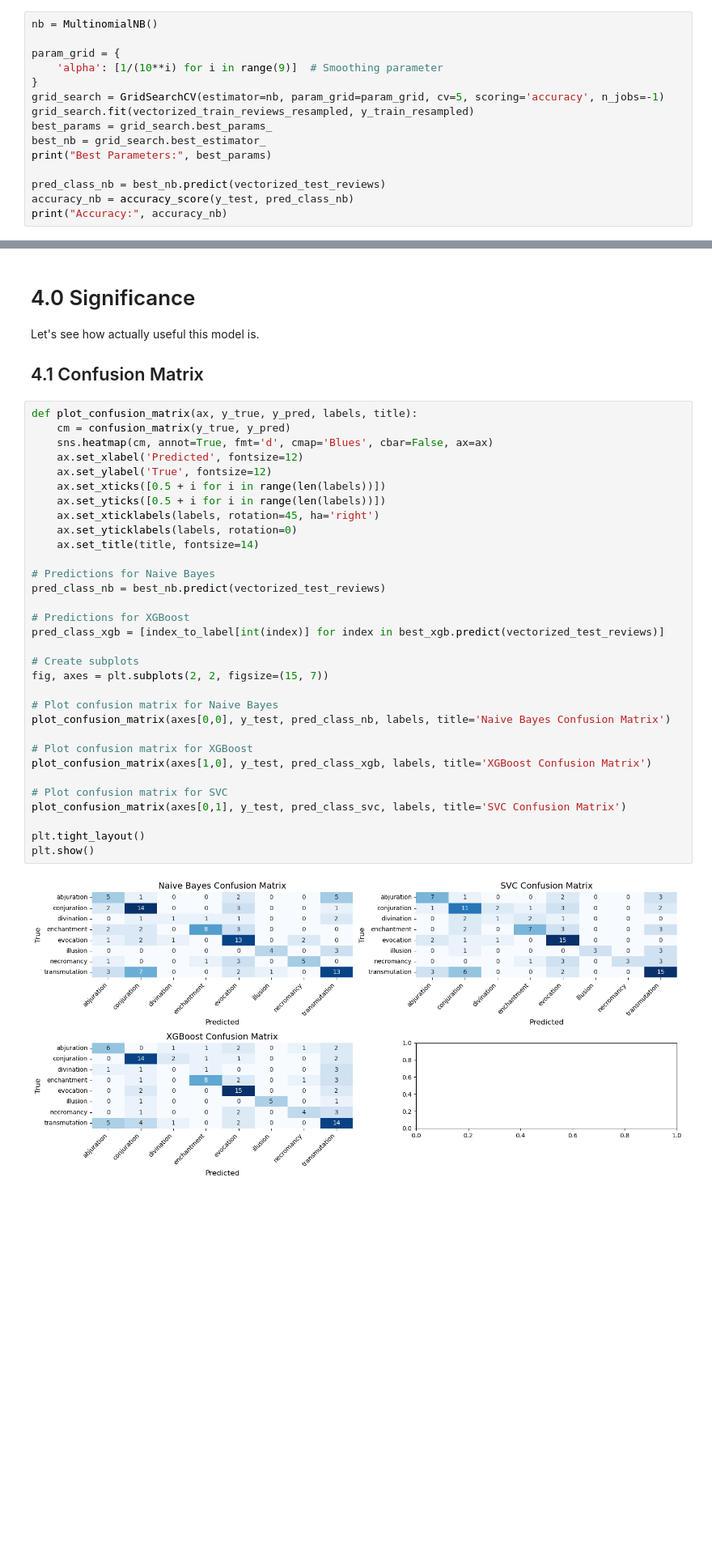
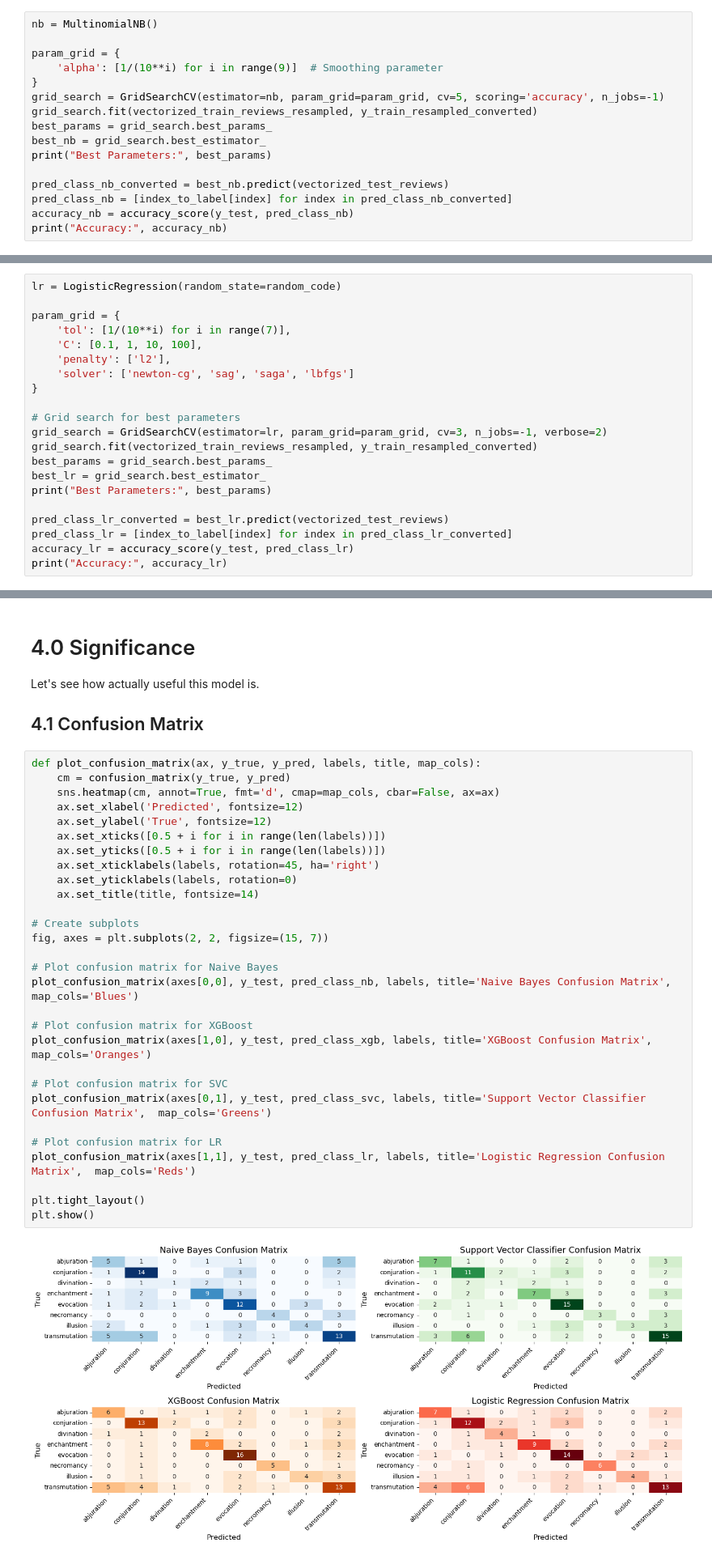
Before and after one commit to RoryThomas16/DND-Data-Scraper, a Jupyter notebook: DND Web Scraper.ipynb, the cells around one changed output, grey strips where cells are left out. Shown at 81% size. Drawn from its saved outputs; the diff is of its cells as text; blank space fills up the shorter version.

```diff
--- a/DND Web Scraper.ipynb
+++ b/DND Web Scraper.ipynb
@@ -297,12 +299,13 @@ param_grid = {
     'alpha': [1/(10**i) for i in range(9)]  # Smoothing parameter
 }
 grid_search = GridSearchCV(estimator=nb, param_grid=param_grid, cv=5, scoring='accuracy', n_jobs=-1)
-grid_search.fit(vectorized_train_reviews_resampled, y_train_resampled)
+grid_search.fit(vectorized_train_reviews_resampled, y_train_resampled_converted)
 best_params = grid_search.best_params_
 best_nb = grid_search.best_estimator_
 print("Best Parameters:", best_params)
 
-pred_class_nb = best_nb.predict(vectorized_test_reviews)
+pred_class_nb_converted = best_nb.predict(vectorized_test_reviews)
+pred_class_nb = [index_to_label[index] for index in pred_class_nb_converted]
 accuracy_nb = accuracy_score(y_test, pred_class_nb)
 print("Accuracy:", accuracy_nb)
 # %% [output]
@@ -363,0 +369,21 @@ Accuracy: 0.5344827586206896
+# %%
+lr = LogisticRegression(random_state=random_code)
+
+param_grid = {
+    'tol': [1/(10**i) for i in range(7)],
+    'C': [0.1, 1, 10, 100],
+    'penalty': ['l2'],
+    'solver': ['newton-cg', 'sag', 'saga', 'lbfgs']
+}
+
+# Grid search for best parameters
+grid_search = GridSearchCV(estimator=lr, param_grid=param_grid, cv=3, n_jobs=-1, verbose=2)
+grid_search.fit(vectorized_train_reviews_resampled, y_train_resampled_converted)
+best_params = grid_search.best_params_
+best_lr = grid_search.best_estimator_
+print("Best Parameters:", best_params)
+
+pred_class_lr_converted = best_lr.predict(vectorized_test_reviews)
+pred_class_lr = [index_to_label[index] for index in pred_class_lr_converted]
+accuracy_lr = accuracy_score(y_test, pred_class_lr)
+print("Accuracy:", accuracy_lr)
@@ -422,39 +494,36 @@ SVC: Predicted: transmutation
 Let's see how actually useful this model is.
 ## 4.1 Confusion Matrix
 # %%
-def plot_confusion_matrix(ax, y_true, y_pred, labels, title):
+def plot_confusion_matrix(ax, y_true, y_pred, labels, title, map_cols):
     cm = confusion_matrix(y_true, y_pred)
-    sns.heatmap(cm, annot=True, fmt='d', cmap='Blues', cbar=False, ax=ax)
+    sns.heatmap(cm, annot=True, fmt='d', cmap=map_cols, cbar=False, ax=ax)
     ax.set_xlabel('Predicted', fontsize=12)
     ax.set_ylabel('True', fontsize=12)
     ax.set_xticks([0.5 + i for i in range(len(labels))])
     ax.set_yticks([0.5 + i for i in range(len(labels))])
     ax.set_xticklabels(labels, rotation=45, ha='right')
     ax.set_yticklabels(labels, rotation=0)
     ax.set_title(title, fontsize=14)
 
-# Predictions for Naive Bayes
-pred_class_nb = best_nb.predict(vectorized_test_reviews)
-
-# Predictions for XGBoost
-pred_class_xgb = [index_to_label[int(index)] for index in best_xgb.predict(vectorized_test_reviews)]
-
 # Create subplots
 fig, axes = plt.subplots(2, 2, figsize=(15, 7))
 
 # Plot confusion matrix for Naive Bayes
-plot_confusion_matrix(axes[0,0], y_test, pred_class_nb, labels, title='Naive Bayes Confusion Matrix')
+plot_confusion_matrix(axes[0,0], y_test, pred_class_nb, labels, title='Naive Bayes Confusion Matrix', map_cols='Blues')
 
 # Plot confusion matrix for XGBoost
-plot_confusion_matrix(axes[1,0], y_test, pred_class_xgb, labels, title='XGBoost Confusion Matrix')
+plot_confusion_matrix(axes[1,0], y_test, pred_class_xgb, labels, title='XGBoost Confusion Matrix',  map_cols='Oranges')
 
 # Plot confusion matrix for SVC
-plot_confusion_matrix(axes[0,1], y_test, pred_class_svc, labels, title='SVC Confusion Matrix')
+plot_confusion_matrix(axes[0,1], y_test, pred_class_svc, labels, title='Support Vector Classifier Confusion Matrix',  map_cols='Greens')
+
+# Plot confusion matrix for LR
+plot_confusion_matrix(axes[1,1], y_test, pred_class_lr, labels, title='Logistic Regression Confusion Matrix',  map_cols='Reds')
 
 plt.tight_layout()
 plt.show()
 # %% [output]
-[figure, old version]
+[figure, new version]
 # %% [markdown]
 ## 4.2 Recall, Precision and F1-Score
 # %%
```
Also changed, not shown: parts of 16 cells of this notebook.
